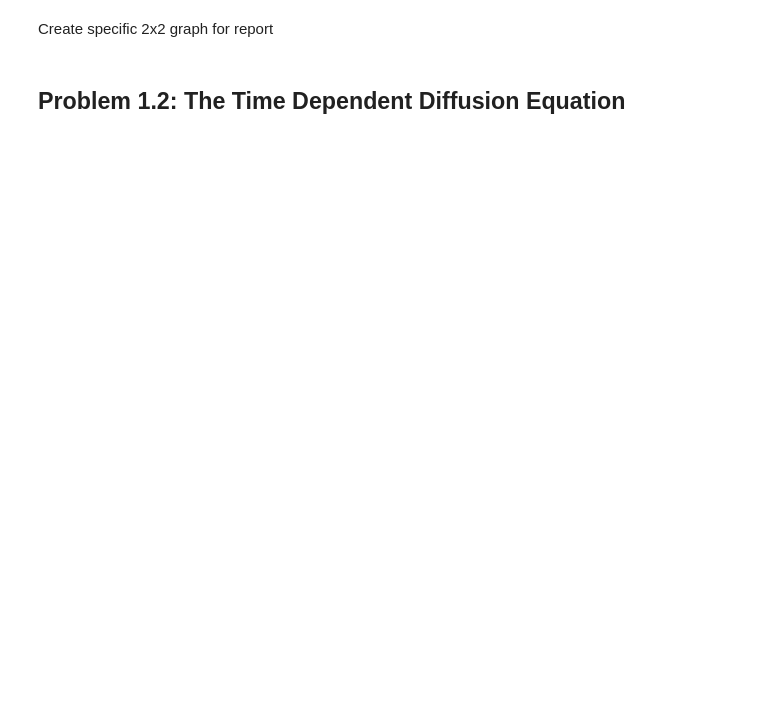
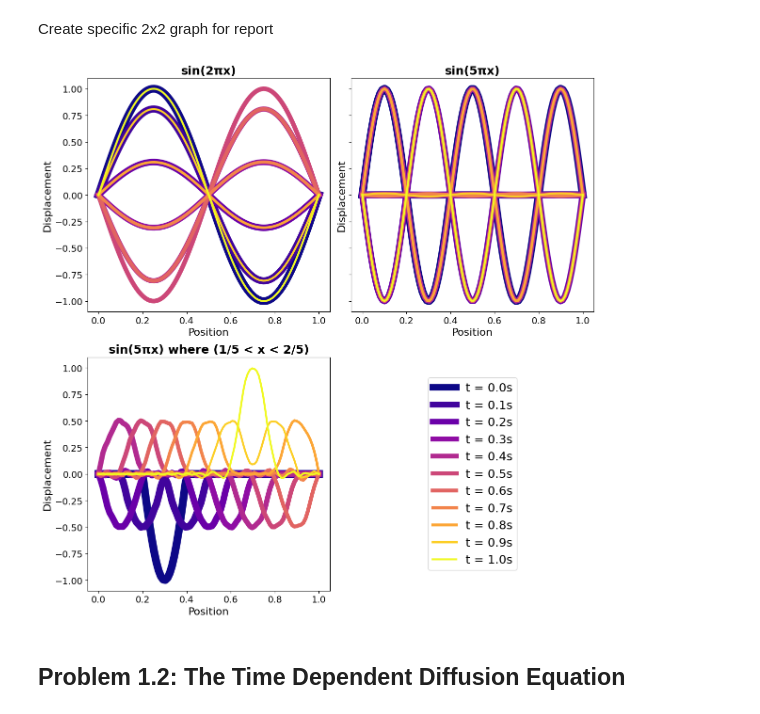
Before and after one commit to shaniasinha/scientific-computing-group-1, a Jupyter notebook: set1.ipynb, the cells around one changed output. Saved outputs shown, nothing was run; the diff lists cells and outputs as text; code cells hidden in the pictures; blank space fills up the shorter version.

```diff
--- a/set1.ipynb
+++ b/set1.ipynb
@@ -55,37 +64,39 @@ for _, string in strings:
     string.run_time_stepping()
 
 # Plot 2x2 subplots
-fig, axes = plt.subplots(2, 2, figsize=(12, 12))
+fig, axes = plt.subplots(2, 2, figsize=(12, 12), sharey=True)
 colormap = plt.cm.plasma
 num_steps = 10
 
 for idx, (title, string) in enumerate(strings):
     ax = axes[idx // 2, idx % 2]
     step_size = int(len(string.u) / num_steps)
     norm = plt.Normalize(vmin=0, vmax=num_steps)
 
     for i, t in enumerate(range(0, len(string.u), step_size)):
         color = colormap(norm(i))
         line_width = 10 * (1 - i / num_steps) + 2
         ax.plot(string.x, string.u[t, :], color=color, alpha=1, linewidth=line_width)
 
     color = colormap(norm(num_steps))
     ax.plot(string.x, string.u[-1, :], color=color, alpha=1, linewidth=3)
-    ax.set_title(title, fontsize=18)
-    ax.set_xlabel("Position", fontsize=14)
-    ax.set_ylabel("Displacement", fontsize=14)
+    ax.set_title(title, fontsize=18, fontweight='bold')
+    ax.set_xlabel("Position", fontsize=16)
+    ax.set_ylabel("Displacement", fontsize=16)
     ax.tick_params(axis='both', which='major', labelsize=14)
 
 # Plot legend in the fourth subplot
 legend_ax = axes[1, 1]
 legend_ax.axis('off')
 for i in range(num_steps + 1):
     legend_ax.plot([], [], color=colormap(norm(i)), label=f"t = {i / num_steps:.1f}s", linewidth=(7 * (1 - i / num_steps) + 3))
 
 legend_ax.legend(loc='center', fontsize=18)
 
 plt.tight_layout()
 plt.savefig("results/set_1/wave/2x2_waves.png")
 plt.show()
+# %% [output]
+[figure, added]
 # %% [markdown]
 ## Problem 1.2: The Time Dependent Diffusion Equation
```
Also changed, not shown: parts of 32 cells of this notebook, 20 other files.
